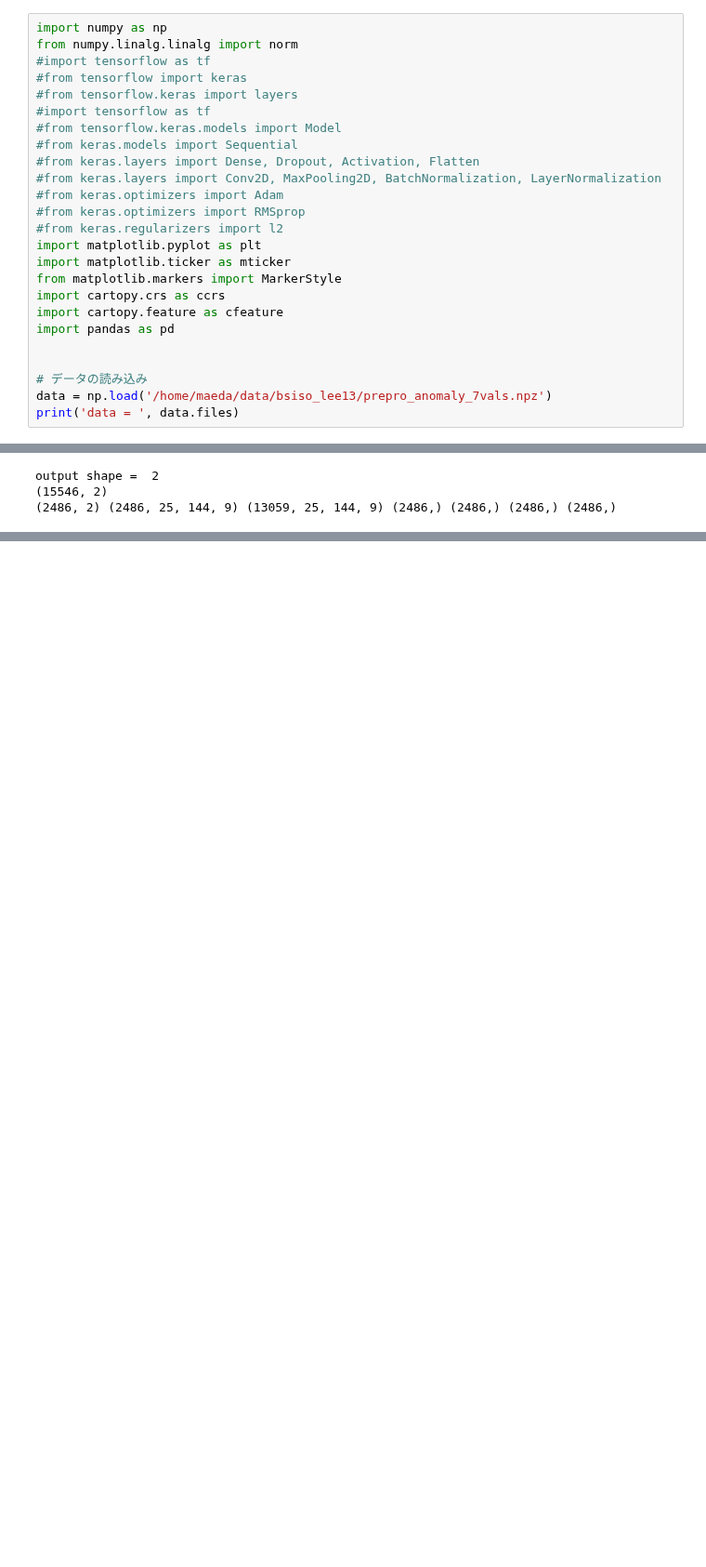
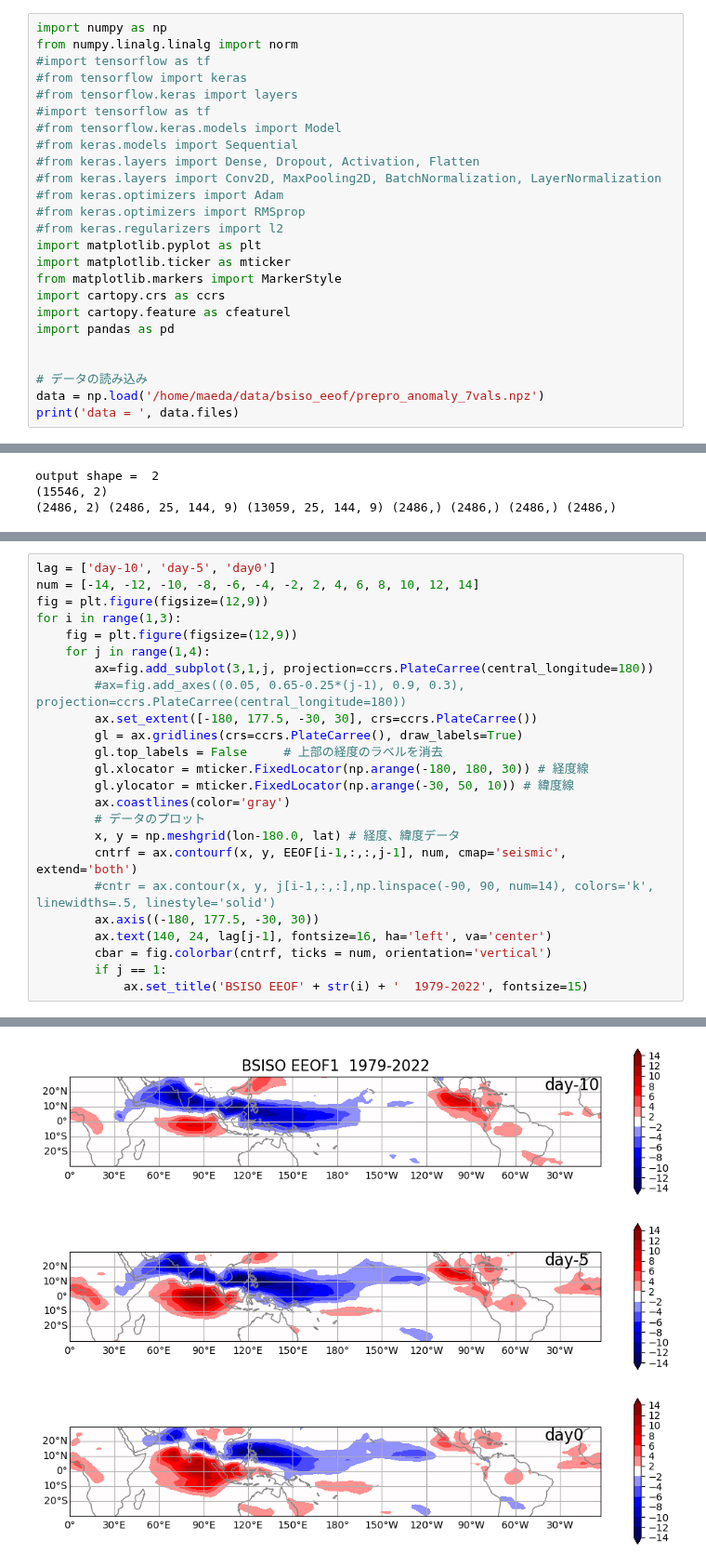
Before and after one commit to Yuumae1/machine_learning, a Jupyter notebook: notebook/kikuchi_7val_2024-04-09.ipynb, the cells around one changed output, grey strips where cells are left out. Shown at 93% size. Cells and saved outputs as stored; diff of their text form; blank space fills up the shorter version.

```diff
--- a/notebook/kikuchi_7val_2024-04-09.ipynb
+++ b/notebook/kikuchi_7val_2024-04-09.ipynb
@@ -16,12 +16,12 @@ import matplotlib.pyplot as plt
 import matplotlib.ticker as mticker
 from matplotlib.markers import MarkerStyle
 import cartopy.crs as ccrs
-import cartopy.feature as cfeature
+import cartopy.feature as cfeaturel
 import pandas as pd
 
 
 # データの読み込み
-data = np.load('/home/maeda/data/bsiso_lee13/prepro_anomaly_7vals.npz')
+data = np.load('/home/maeda/data/bsiso_eeof/prepro_anomaly_7vals.npz')
 print('data = ', data.files)
 # %% [output]
 data =  ['lat', 'lon', 'time', 'real_time', 'olr', 'u850', 'v850', 'u200', 'v200', 'h850', 'pr_wtr']
@@ -177,0 +189,25 @@ output shape =  2
+# %%
+lag = ['day-10', 'day-5', 'day0']
+num = [-14, -12, -10, -8, -6, -4, -2, 2, 4, 6, 8, 10, 12, 14]
+fig = plt.figure(figsize=(12,9))
+for i in range(1,3):
+    fig = plt.figure(figsize=(12,9))
+    for j in range(1,4):
+        ax=fig.add_subplot(3,1,j, projection=ccrs.PlateCarree(central_longitude=180))
+        #ax=fig.add_axes((0.05, 0.65-0.25*(j-1), 0.9, 0.3), projection=ccrs.PlateCarree(central_longitude=180))
+        ax.set_extent([-180, 177.5, -30, 30], crs=ccrs.PlateCarree())
+        gl = ax.gridlines(crs=ccrs.PlateCarree(), draw_labels=True)
+        gl.top_labels = False     # 上部の経度のラベルを消去
+        gl.xlocator = mticker.FixedLocator(np.arange(-180, 180, 30)) # 経度線
+        gl.ylocator = mticker.FixedLocator(np.arange(-30, 50, 10)) # 緯度線
+        ax.coastlines(color='gray')
+        # データのプロット
+        x, y = np.meshgrid(lon-180.0, lat) # 経度、緯度データ
+        cntrf = ax.contourf(x, y, EEOF[i-1,:,:,j-1], num, cmap='seismic', extend='both')
+        #cntr = ax.contour(x, y, j[i-1,:,:],np.linspace(-90, 90, num=14), colors='k', linewidths=.5, linestyle='solid')
+        ax.axis((-180, 177.5, -30, 30))
+        ax.text(140, 24, lag[j-1], fontsize=16, ha='left', va='center')
+        cbar = fig.colorbar(cntrf, ticks = num, orientation='vertical')
+        if j == 1:
+            ax.set_title('BSISO EEOF' + str(i) + '  1979-2022', fontsize=15)
+# %% [output]
@@ -177,0 +215 @@ output shape =  2
+[figure, added]
```
Also changed, not shown: parts of 8 cells of this notebook, 1 other file.
